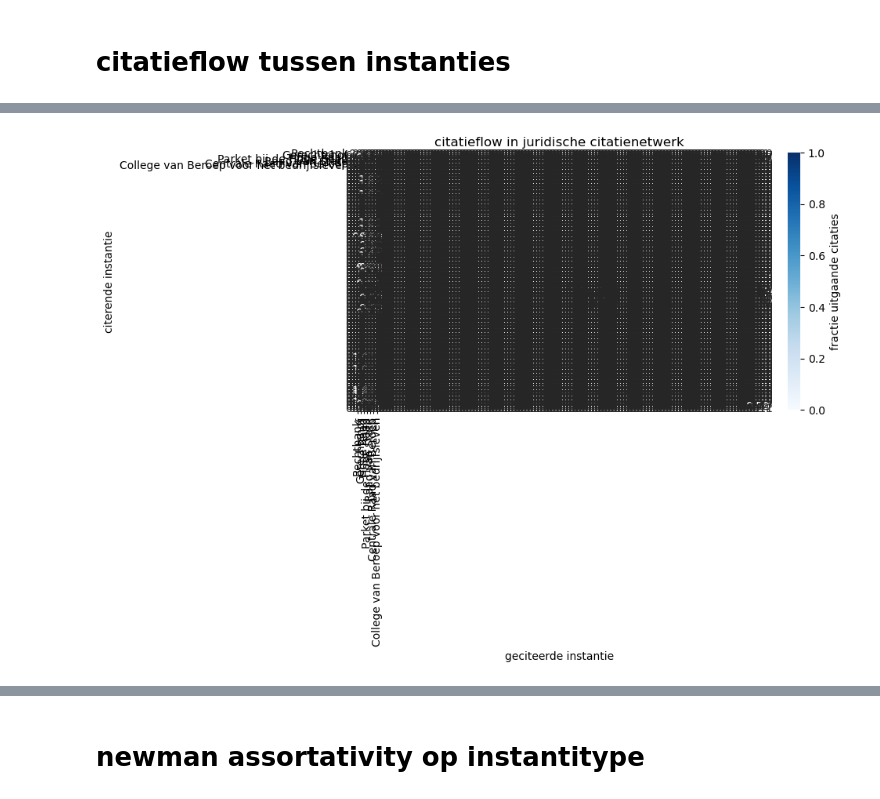
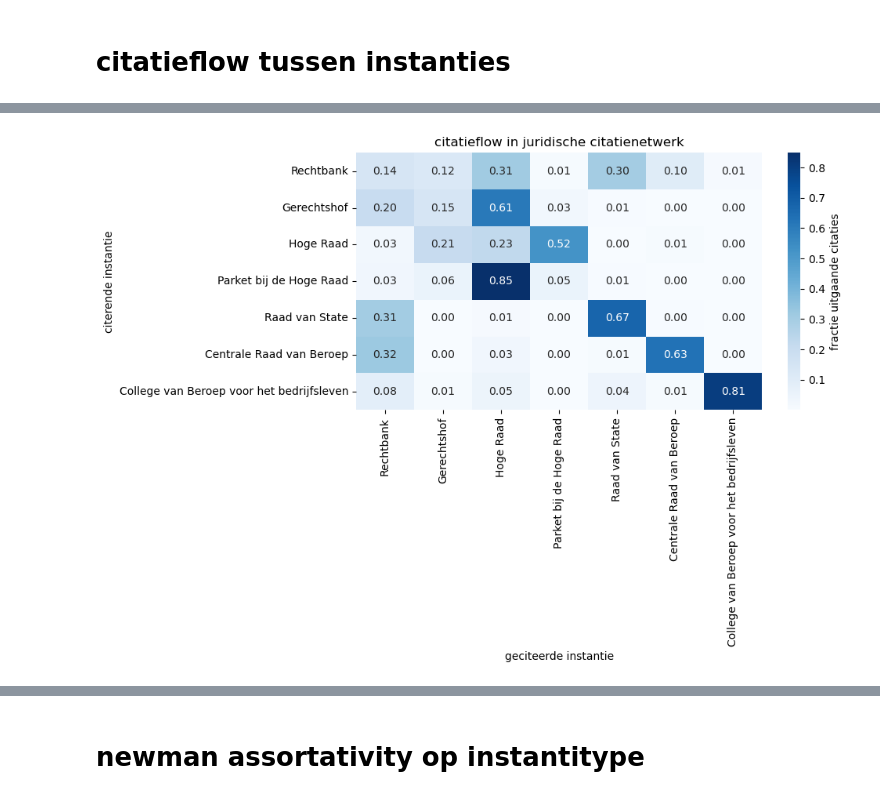
Before and after one commit to vinwiegman/thesis-project, a Jupyter notebook: notebooks/1- eigen_onderzoek.ipynb, the cells around one changed output, grey strips where cells are left out. Saved outputs shown, nothing was run; the diff lists cells and outputs as text; code cells hidden in the pictures.

```diff
--- a/notebooks/1- eigen_onderzoek.ipynb
+++ b/notebooks/1- eigen_onderzoek.ipynb
@@ -367,6 +514,10 @@ for col in ['in_degree', 'pagerank', 'authority']:
     vals = vals[vals > 0]
 
     fits[col] = powerlaw.Fit(vals, discrete=False, verbose=False)
+# %%
+import pickle
+with open('fits.pkl', 'wb') as f:
+    pickle.dump(fits, f)
 # %%
 rows = []
 
@@ -545,23 +846,34 @@ verdeling van instanties:
 # %% [markdown]
 # citatieflow tussen instanties
 # %%
-
 flow = Counter()
 for u, v in G_jur.edges():
     flow[(node_inst[u], node_inst[v])] += 1
 
 
 instanties = sorted({i for i in node_inst.values()})
+top7 = ['Rechtbank', 'Gerechtshof', 'Hoge Raad', 'Parket bij de Hoge Raad',
+              'Raad van State', 'Centrale Raad van Beroep',
+              'College van Beroep voor het bedrijfsleven']
+top7 = [i for i in top7 if i in instanties]
 
 # matrix met rij=citerende, kolom=geciteerde
-mat = np.zeros((len(instanties), len(instanties)))
-for i, src in enumerate(instanties):
-    for j, tgt in enumerate(instanties):
+mat = np.zeros((len(top7), len(top7)))
+for i, src in enumerate(top7):
+    for j, tgt in enumerate(top7):
         mat[i, j] = flow.get((src, tgt), 0)
 
 
-df_flow_abs = pd.DataFrame(mat, index=instanties, columns=instanties).astype(int)
+mat_full = np.zeros((len(instanties), len(instanties)))
+for i, src in enumerate(instanties):
+    for j, tgt in enumerate(instanties):
+        mat_full[i, j] = flow.get((src, tgt), 0)
+
+
+
+# absolute aantallen
+df_flow_abs = pd.DataFrame(mat, index=top7, columns=top7).astype(int)
 print('absolute citatieflow (rij citeert kolom):')
-display(df_flow_abs)
+print(df_flow_abs)
 # %% [output]
 absolute citatieflow (rij citeert kolom):
@@ -581,22 +896,18 @@ absolute citatieflow (rij citeert kolom):
 # %%
 # plotten in heatmap
-# zonder obekend en overig voor de heatmap
-clean_inst = ['Rechtbank', 'Gerechtshof', 'Hoge Raad', 'Parket bij de Hoge Raad',
-              'Raad van State', 'Centrale Raad van Beroep',
-              'College van Beroep voor het bedrijfsleven']
-clean_inst = [i for i in clean_inst if i in instanties]
+
 
 
 mat_row_norm = mat / mat.sum(axis=1, keepdims=True).clip(min=1)
 
 fig, ax = plt.subplots(figsize=(10, 7))
 sns.heatmap(mat_row_norm, annot=True, fmt='.2f', cmap='Blues',
-            xticklabels=clean_inst, yticklabels=clean_inst, ax=ax,
+            xticklabels=top7, yticklabels=top7, ax=ax,
             cbar_kws={'label': 'fractie uitgaande citaties'})
 ax.set_xlabel('geciteerde instantie')
 ax.set_ylabel('citerende instantie')
 ax.set_title('citatieflow in juridische citatienetwerk')
 plt.tight_layout()
 plt.show()
 # %% [output]
-[figure, old version]
+[figure, new version]
```
Also changed, not shown: parts of 40 cells of this notebook.
